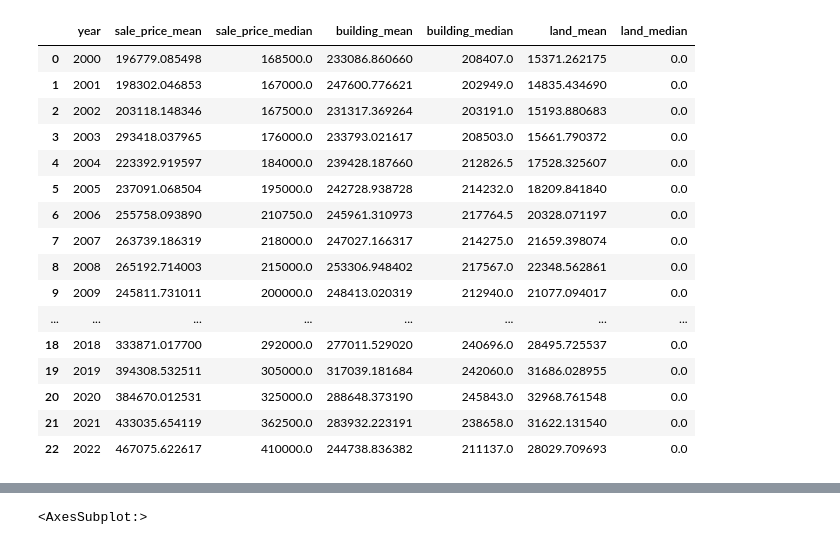
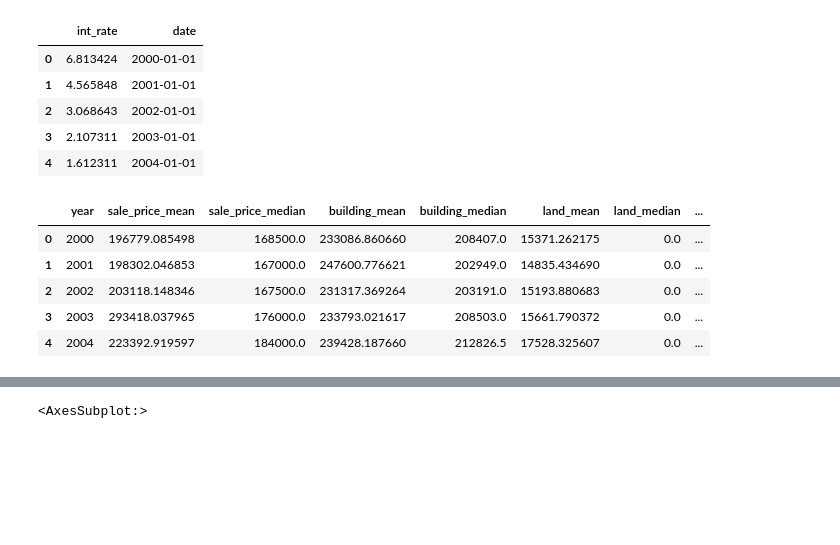
Before and after one commit to alisongh/SIADS-696-Milestone-II, a Jupyter notebook: analysis.ipynb, the cells around one changed output, grey strips where cells are left out. Saved outputs shown, nothing was run; the diff lists cells and outputs as text; code cells hidden in the pictures; blank space fills up the shorter version.

```diff
--- a/analysis.ipynb
+++ b/analysis.ipynb
@@ -20,6 +17,22 @@ year_list = ['2021', '2020', '2022', '2004', '2015', '2012', '2010', '2008',
+# %%
+int_rate_df = pd.read_csv('assets/us_int_rate.csv')
+int_rate_df.drop(columns=['Unnamed: 0'], inplace=True)
+int_rate_df.rename(columns={'year':'date'},inplace=True)
+
+int_rate_df.head()
+# %% [output]
+|  | int_rate | date |
+| 0 | 6.813424 | 2000-01-01 |
+| 1 | 4.565848 | 2001-01-01 |
+| 2 | 3.068643 | 2002-01-01 |
+| 3 | 2.107311 | 2003-01-01 |
+| 4 | 1.612311 | 2004-01-01 |
+# %%
+year_list = ['2000', '2001', '2002', '2003', '2004', '2005', '2006', '2007', '2008', '2009', '2010', '2011', '2012', '2013', '2014', '2015', '2016', '2017', '2018', '2019', '2020', '2021']
 # %%
 # Create a new dataframe with the data we want to plot
 df['year'] = df['deed_date'].apply(lambda x: x.split('-')[0])
+int_rate_df['year'] = int_rate_df['date'].apply(lambda x: x.split('-')[0])
 
 house_mean_price_dict = {}
 house_median_price_dict = {}
@@ -27,51 +40,44 @@ building_mean_price_dict = {}
 building_median_price_dict = {}
 land_mean_price_dict = {}
 land_median_price_dict = {}
+interest_rate_dict = {}
 for year in year_list:
     house_mean_price_dict[year] = 0
     house_mean_price_dict[year] = (df[df['year'] == year]['total_sale_price'].mean())
     house_median_price_dict[year] = 0
     house_median_price_dict[year] = (df[df['year'] == year]['total_sale_price'].median())
     building_mean_price_dict[year] = 0
     building_mean_price_dict[year] = (df[df['year'] == year]['assessed_building_value'].mean())
     building_median_price_dict[year] = 0
     building_median_price_dict[year] = (df[df['year'] == year]['assessed_building_value'].median())
     land_mean_price_dict[year] = 0
     land_mean_price_dict[year] = (df[df['year'] == year]['land_sale_price'].mean())
     land_median_price_dict[year] = 0
     land_median_price_dict[year] = (df[df['year'] == year]['land_sale_price'].median())
+    interest_rate_dict[year] = 0
+    interest_rate_dict[year] = (int_rate_df[int_rate_df['year'] == year]['int_rate'].values[0])
 
 
 price_summary = pd.DataFrame(house_mean_price_dict.values(), house_mean_price_dict.keys(), columns=['sale_price_mean'])
 price_summary['sale_price_median'] = house_median_price_dict.values()
 price_summary['building_mean'] = building_mean_price_dict.values()
 price_summary['building_median'] = building_median_price_dict.values()
 price_summary['land_mean'] = land_mean_price_dict.values()
 price_summary['land_median'] = land_median_price_dict.values()
+price_summary['interest_rate'] = interest_rate_dict.values()
 price_summary.reset_index(inplace=True)
 price_summary.rename(columns={'index':'year'}, inplace=True)
 price_summary.sort_values('year', inplace=True)
 price_summary.reset_index(drop=True, inplace=True)
 
 price_summary.head()
 # %% [output]
-|  | year | sale_price_mean | sale_price_median | building_mean | building_median | land_mean | land_median |
-| 0 | 2000 | 196779.085498 | 168500.0 | 233086.860660 | 208407.0 | 15371.262175 | 0.0 |
-| 1 | 2001 | 198302.046853 | 167000.0 | 247600.776621 | 202949.0 | 14835.434690 | 0.0 |
-| 2 | 2002 | 203118.148346 | 167500.0 | 231317.369264 | 203191.0 | 15193.880683 | 0.0 |
-| 3 | 2003 | 293418.037965 | 176000.0 | 233793.021617 | 208503.0 | 15661.790372 | 0.0 |
-| 4 | 2004 | 223392.919597 | 184000.0 | 239428.187660 | 212826.5 | 17528.325607 | 0.0 |
-| 5 | 2005 | 237091.068504 | 195000.0 | 242728.938728 | 214232.0 | 18209.841840 | 0.0 |
-| 6 | 2006 | 255758.093890 | 210750.0 | 245961.310973 | 217764.5 | 20328.071197 | 0.0 |
-| 7 | 2007 | 263739.186319 | 218000.0 | 247027.166317 | 214275.0 | 21659.398074 | 0.0 |
-| 8 | 2008 | 265192.714003 | 215000.0 | 253306.948402 | 217567.0 | 22348.562861 | 0.0 |
-| 9 | 2009 | 245811.731011 | 200000.0 | 248413.020319 | 212940.0 | 21077.094017 | 0.0 |
-| ... | ... | ... | ... | ... | ... | ... | ... |
-| 18 | 2018 | 333871.017700 | 292000.0 | 277011.529020 | 240696.0 | 28495.725537 | 0.0 |
-| 19 | 2019 | 394308.532511 | 305000.0 | 317039.181684 | 242060.0 | 31686.028955 | 0.0 |
-| 20 | 2020 | 384670.012531 | 325000.0 | 288648.373190 | 245843.0 | 32968.761548 | 0.0 |
-| 21 | 2021 | 433035.654119 | 362500.0 | 283932.223191 | 238658.0 | 31622.131540 | 0.0 |
-| 22 | 2022 | 467075.622617 | 410000.0 | 244738.836382 | 211137.0 | 28029.709693 | 0.0 |
+|  | year | sale_price_mean | sale_price_median | building_mean | building_median | land_mean | land_median | ... |
+| 0 | 2000 | 196779.085498 | 168500.0 | 233086.860660 | 208407.0 | 15371.262175 | 0.0 | ... |
+| 1 | 2001 | 198302.046853 | 167000.0 | 247600.776621 | 202949.0 | 14835.434690 | 0.0 | ... |
+| 2 | 2002 | 203118.148346 | 167500.0 | 231317.369264 | 203191.0 | 15193.880683 | 0.0 | ... |
+| 3 | 2003 | 293418.037965 | 176000.0 | 233793.021617 | 208503.0 | 15661.790372 | 0.0 | ... |
+| 4 | 2004 | 223392.919597 | 184000.0 | 239428.187660 | 212826.5 | 17528.325607 | 0.0 | ... |
 # %%
 # Create a line chart of the mean and median house prices
 plt.figure(figsize=(20,10))
```
Also changed, not shown: parts of 5 cells of this notebook.
